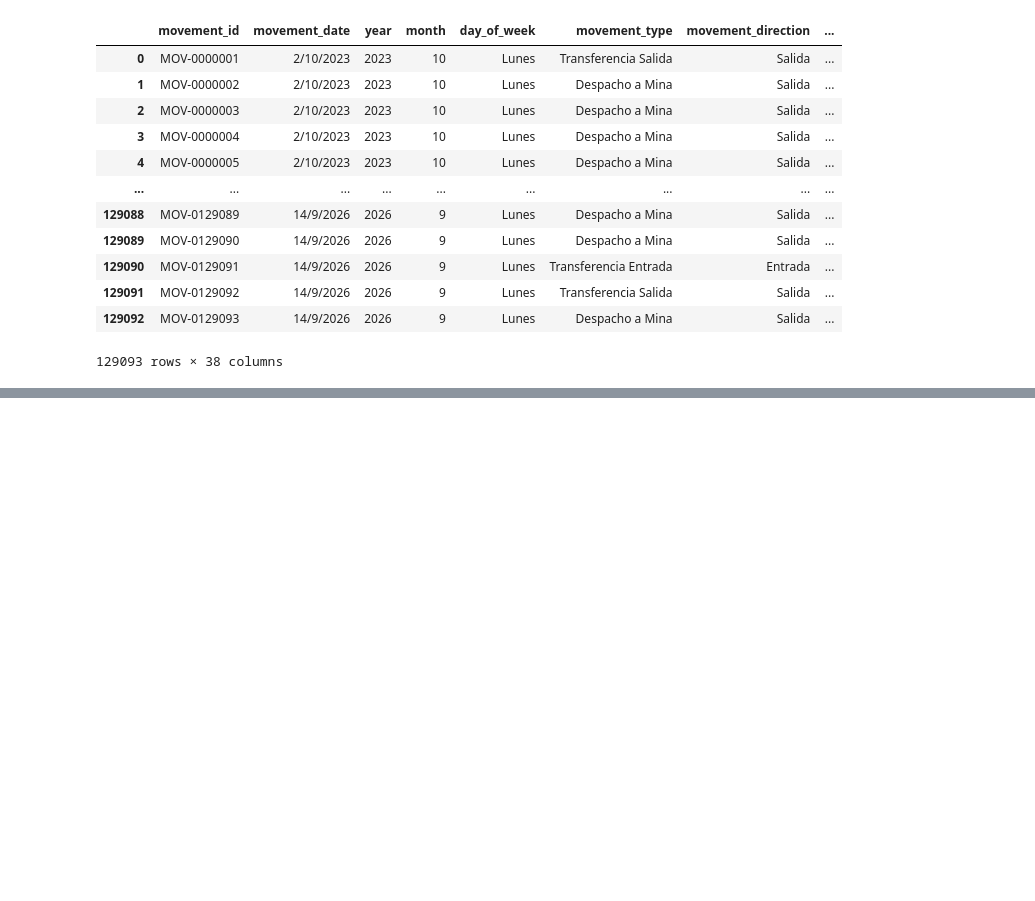
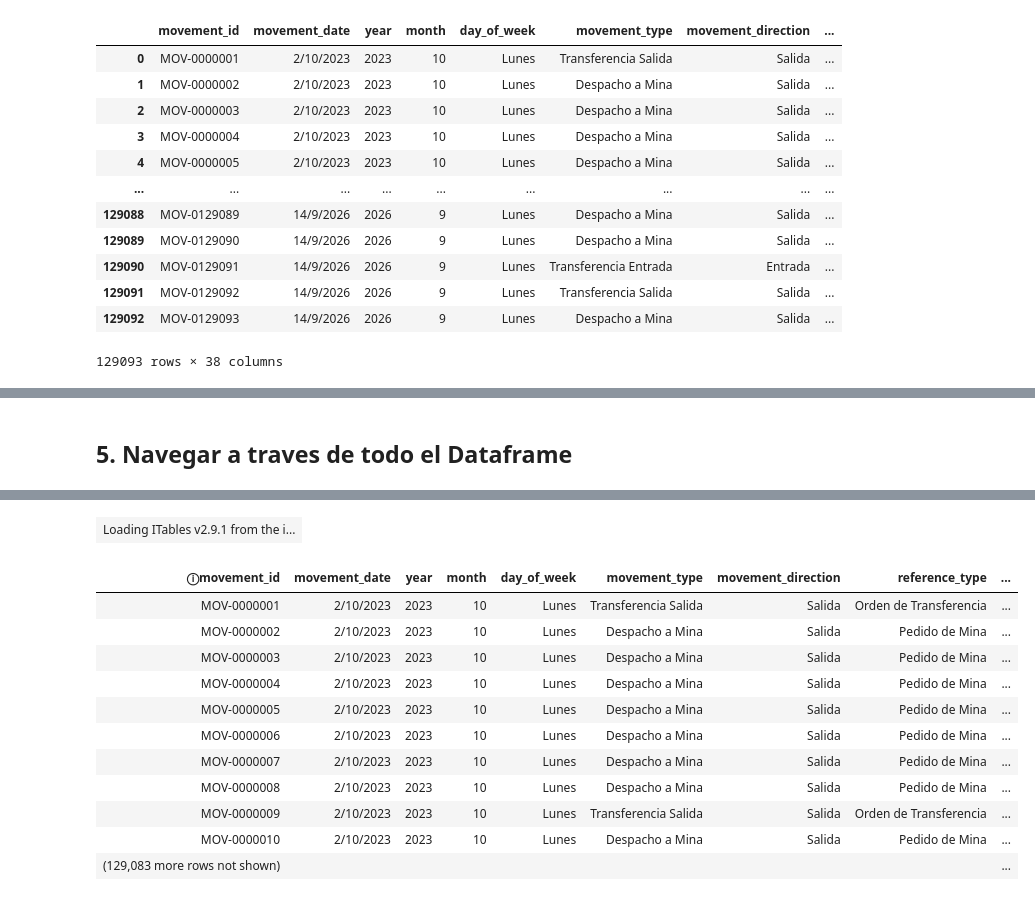
Before and after one commit to Mateo-Alvarez1/python-data-journey, a Jupyter notebook: pandas/cuadernos/Pandas.ipynb, the cells around one changed output, grey strips where cells are left out. Drawn from its saved outputs; the diff is of its cells as text; code cells hidden in the pictures; blank space fills up the shorter version.

```diff
--- a/pandas/cuadernos/Pandas.ipynb
+++ b/pandas/cuadernos/Pandas.ipynb
@@ -55,0 +155,7 @@ mining_warehouse
+# %% [markdown]
+## 5. Navegar a traves de todo el Dataframe
+# %%
+from itables import init_notebook_mode
+init_notebook_mode(all_interactive=True)
+mining_warehouse
+# %% [output]
@@ -55,0 +163,13 @@ mining_warehouse
+| Loading ITables v2.9.1 from the i... |
+| ⓘmovement_id | movement_date | year | month | day_of_week | movement_type | movement_direction | reference_type | ... |
+| MOV-0000001 | 2/10/2023 | 2023 | 10 | Lunes | Transferencia Salida | Salida | Orden de Transferencia | ... |
+| MOV-0000002 | 2/10/2023 | 2023 | 10 | Lunes | Despacho a Mina | Salida | Pedido de Mina | ... |
+| MOV-0000003 | 2/10/2023 | 2023 | 10 | Lunes | Despacho a Mina | Salida | Pedido de Mina | ... |
+| MOV-0000004 | 2/10/2023 | 2023 | 10 | Lunes | Despacho a Mina | Salida | Pedido de Mina | ... |
+| MOV-0000005 | 2/10/2023 | 2023 | 10 | Lunes | Despacho a Mina | Salida | Pedido de Mina | ... |
+| MOV-0000006 | 2/10/2023 | 2023 | 10 | Lunes | Despacho a Mina | Salida | Pedido de Mina | ... |
+| MOV-0000007 | 2/10/2023 | 2023 | 10 | Lunes | Despacho a Mina | Salida | Pedido de Mina | ... |
+| MOV-0000008 | 2/10/2023 | 2023 | 10 | Lunes | Despacho a Mina | Salida | Pedido de Mina | ... |
+| MOV-0000009 | 2/10/2023 | 2023 | 10 | Lunes | Transferencia Salida | Salida | Orden de Transferencia | ... |
+| MOV-0000010 | 2/10/2023 | 2023 | 10 | Lunes | Despacho a Mina | Salida | Pedido de Mina | ... |
+| (129,083 more rows not shown) |  |  |  |  |  |  |  | ... |
```
Also changed, not shown: parts of 15 cells of this notebook, 8 other files.
